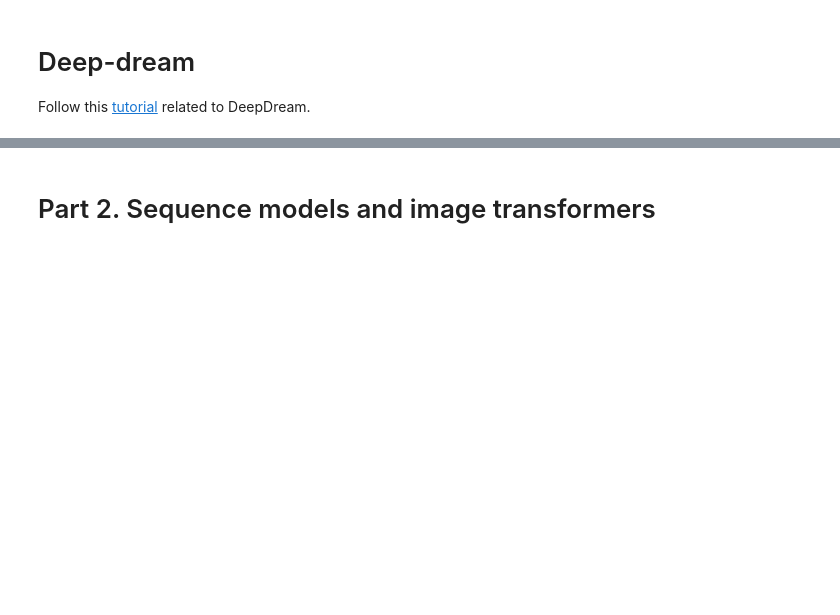
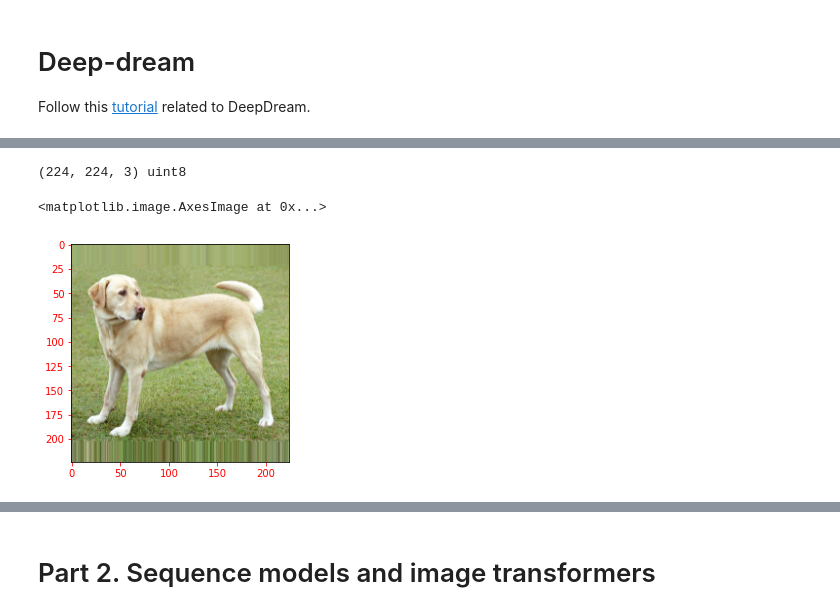
Before and after one commit to ComanacDragos/ComputerVisionAndDeepLearning, a Jupyter notebook: lab6/Computer_Vision_and_Deep_Learning_Laboratory_6.ipynb, the cells around one changed output, grey strips where cells are left out. Drawn from its saved outputs; the diff is of its cells as text; code cells hidden in the pictures; blank space fills up the shorter version.

```diff
--- a/lab6/Computer_Vision_and_Deep_Learning_Laboratory_6.ipynb
+++ b/lab6/Computer_Vision_and_Deep_Learning_Laboratory_6.ipynb
@@ -251,0 +350,22 @@ Follow this [tutorial](https://www.tensorflow.org/tutorials/generative/deepdream
+# %%
+def read_img():
+    #img = cv2.imread('cat.jpg')
+    img = cv2.imread('dog.png')
+    img = cv2.cvtColor(img, cv2.COLOR_RGB2BGR)
+    factor = 224.0/img.shape[1]
+    img = cv2.resize(img, None, fx=factor, fy=factor)
+    if img.shape[0] > img.shape[1]:
+        img = cv2.copyMakeBorder(img, top=0, bottom=0, left=(img.shape[0] - img.shape[1])//2, right=(img.shape[0] - img.shape[1])//2,
+                                 borderType=cv2.BORDER_REPLICATE)
+    else:
+        img = cv2.copyMakeBorder(img, top=(img.shape[1] - img.shape[0])//2, bottom=(img.shape[1] - img.shape[0])//2, left=0, right=0,
+                                 borderType=cv2.BORDER_REPLICATE)
+    return cv2.resize(img, (224, 224))
+
+img = read_img()
+print(img.shape, img.dtype)
+plt.imshow(img)
+# %% [output]
+(224, 224, 3) uint8
+<matplotlib.image.AxesImage at 0x...>
+[figure, added]
```
Also changed, not shown: parts of 7 cells of this notebook, 1 other file.
